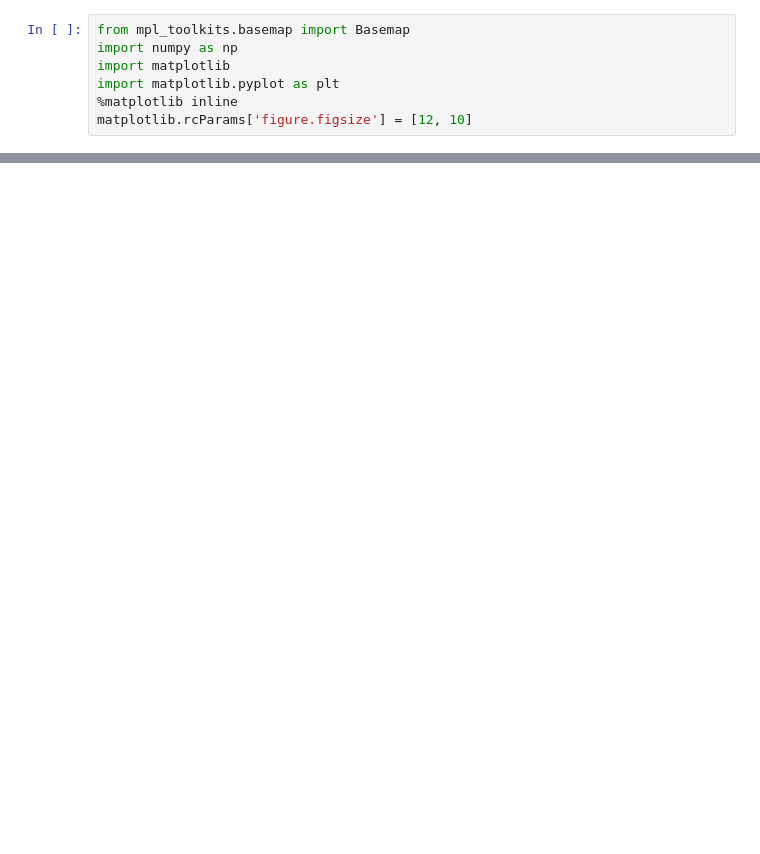
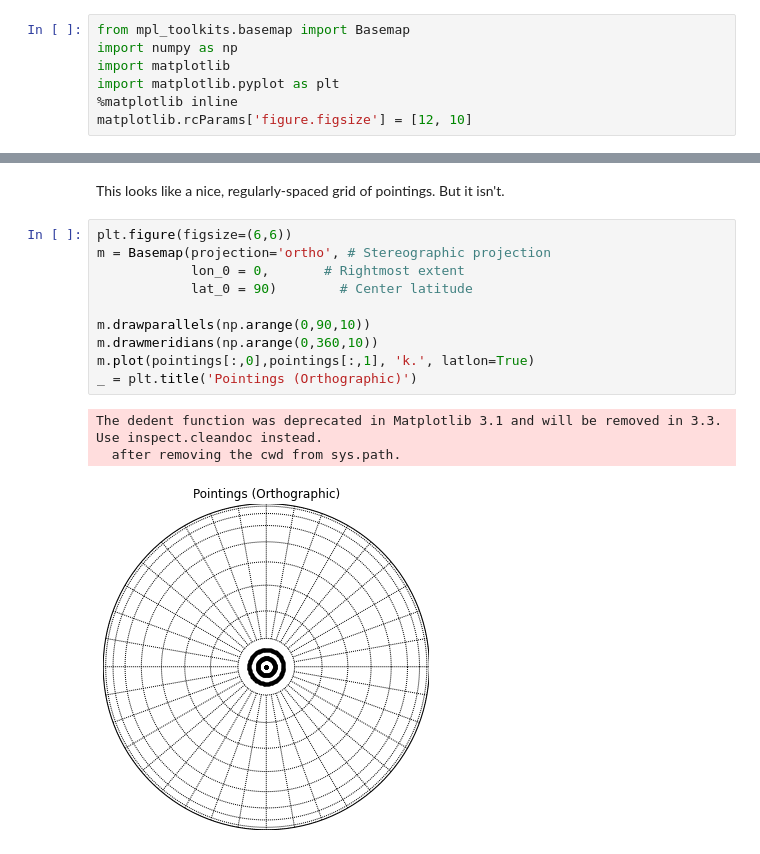
Before and after one commit to AaronParsons/ugradio, a Jupyter notebook: jupyter_tutorials/lab4/pointings.ipynb, the cells around one changed output, grey strips where cells are left out. Cells and saved outputs as stored; diff of their text form; blank space fills up the shorter version.

```diff
--- a/jupyter_tutorials/lab4/pointings.ipynb
+++ b/jupyter_tutorials/lab4/pointings.ipynb
@@ -7,0 +30,16 @@ matplotlib.rcParams['figure.figsize'] = [12, 10]
+# %% [markdown]
+This looks like a nice, regularly-spaced grid of pointings. But it isn't.
+# %%
+plt.figure(figsize=(6,6))
+m = Basemap(projection='ortho', # Stereographic projection
+            lon_0 = 0,       # Rightmost extent
+            lat_0 = 90)        # Center latitude
+
+m.drawparallels(np.arange(0,90,10))
+m.drawmeridians(np.arange(0,360,10))
+m.plot(pointings[:,0],pointings[:,1], 'k.', latlon=True)
+_ = plt.title('Pointings (Orthographic)')
+# %% [output]
+The dedent function was deprecated in Matplotlib 3.1 and will be removed in 3.3. Use inspect.cleandoc instead.
+  after removing the cwd from sys.path.
+[figure, added]
```
Also changed, not shown: parts of 11 cells of this notebook, 13 other files.
